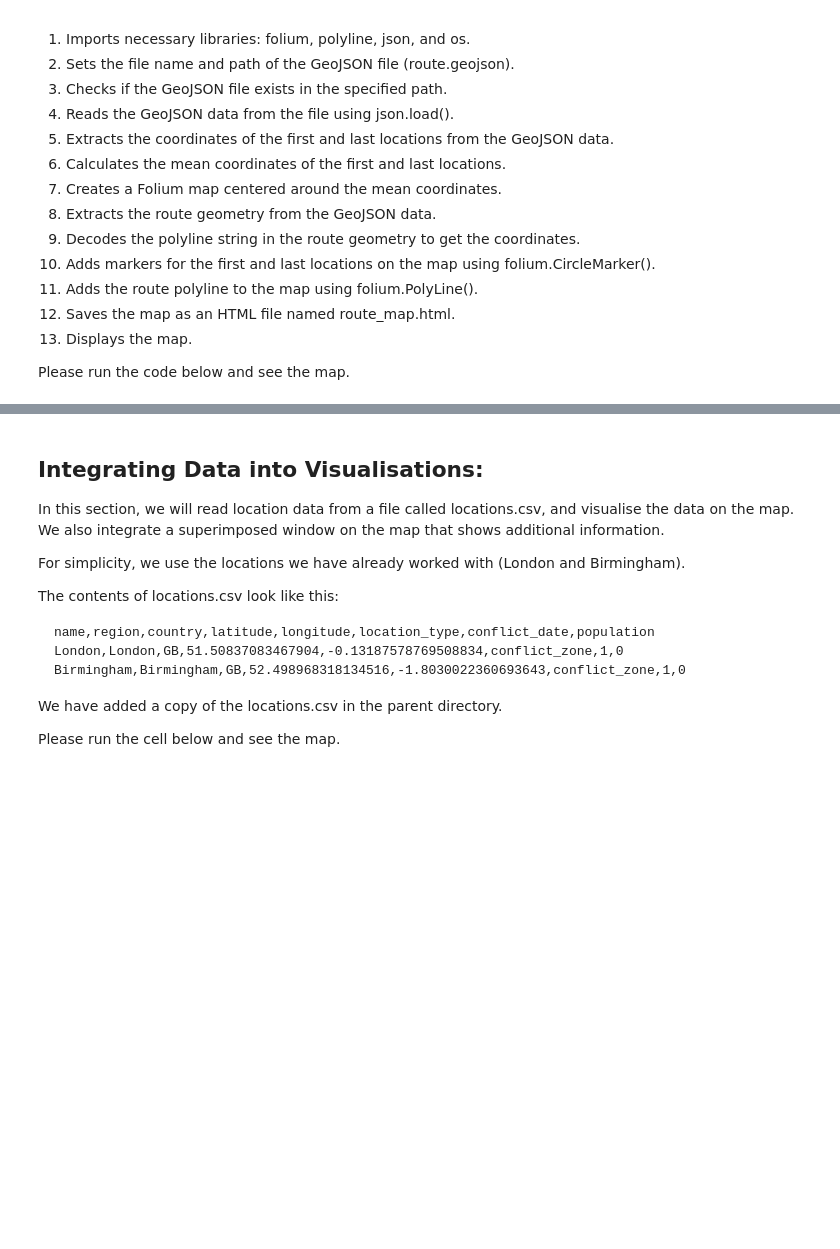
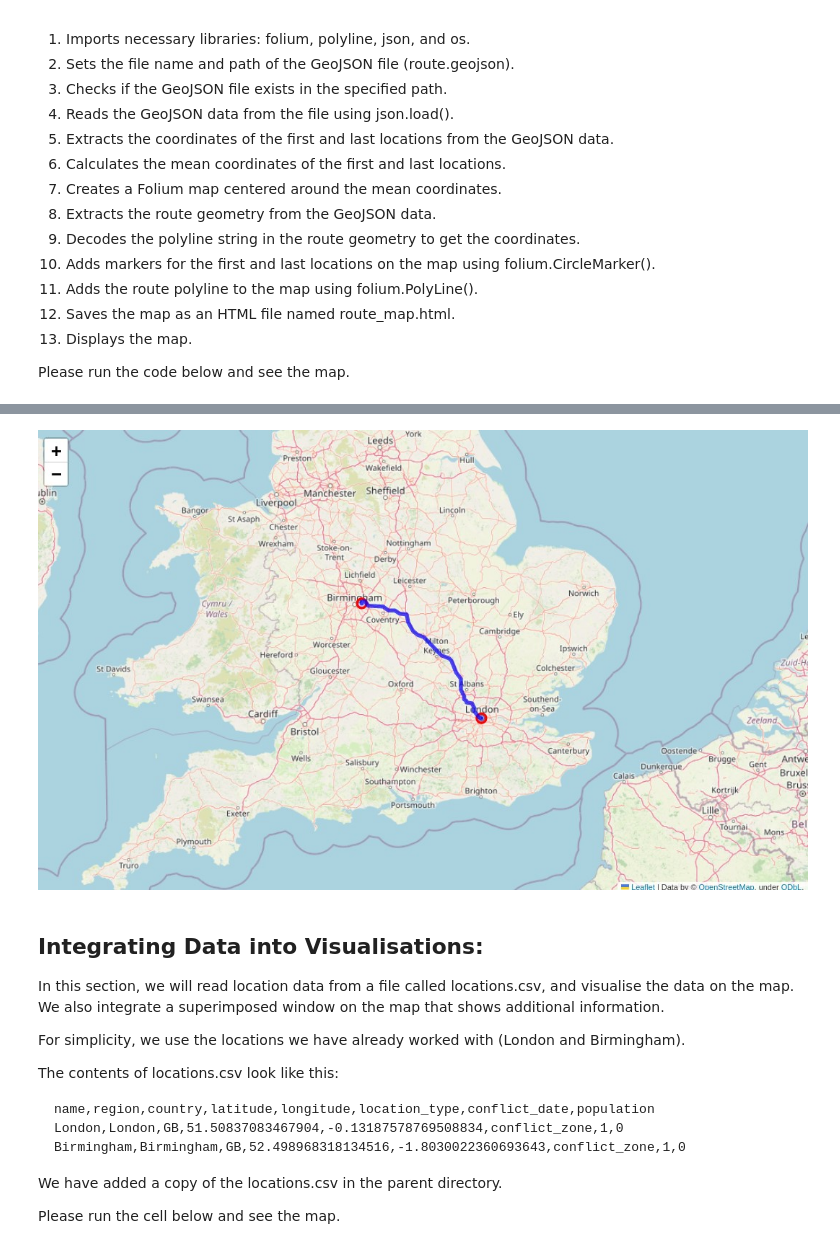
Before and after one commit to mzrghorbani/osrm-tutorial, a Jupyter notebook: osrm-tutorial.ipynb, the cells around one changed output, grey strips where cells are left out. Drawn from its saved outputs; the diff is of its cells as text; code cells hidden in the pictures; blank space fills up the shorter version.

```diff
--- a/osrm-tutorial.ipynb
+++ b/osrm-tutorial.ipynb
@@ -684,3 +855,8 @@ m
+# %%
+from IPython import display
+display.Image("images/route.jpg")
+# %% [output]
+[figure, added]
 # %% [markdown]
 ## Integrating Data into Visualisations:
 
```
Also changed, not shown: parts of 20 cells of this notebook, 3 other files.
